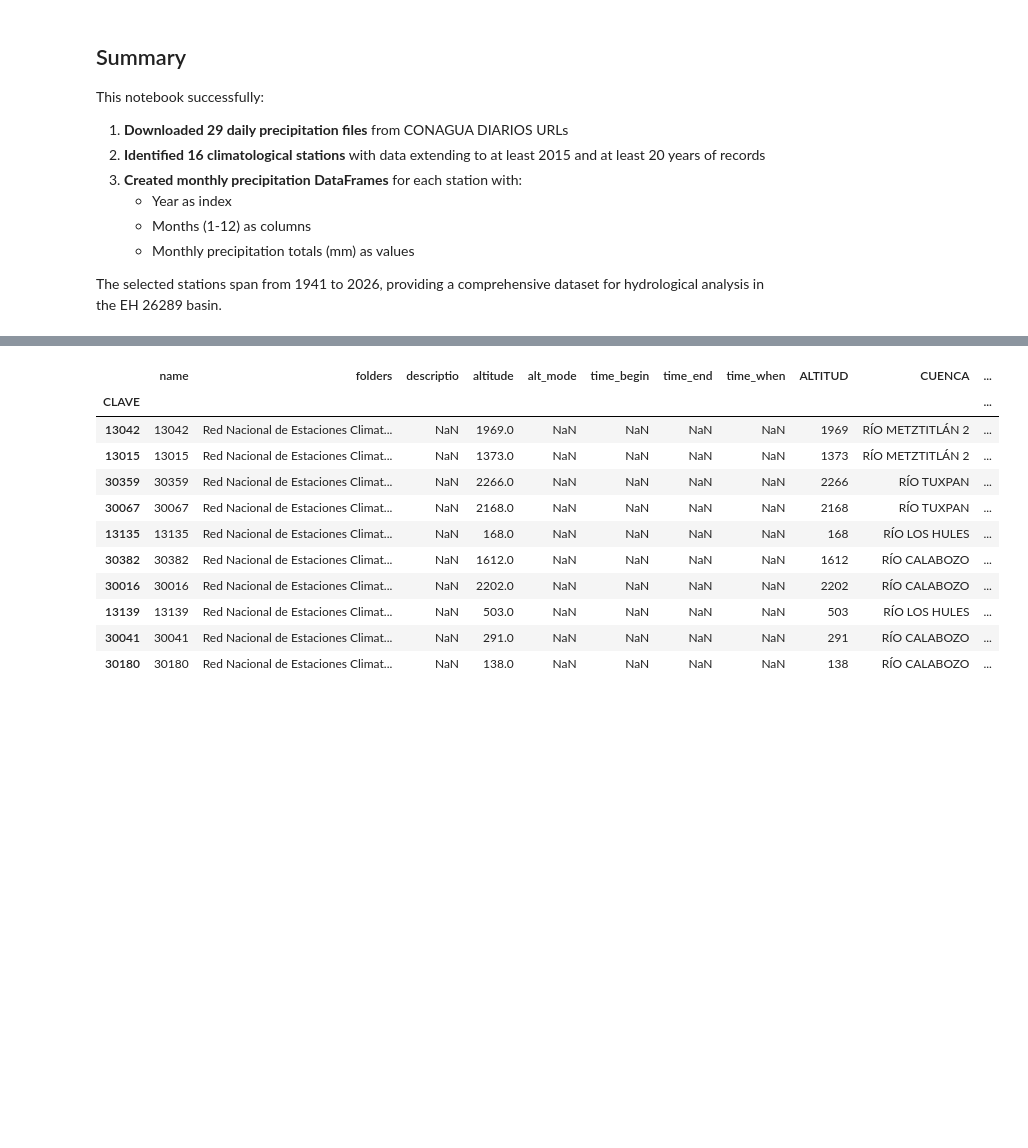
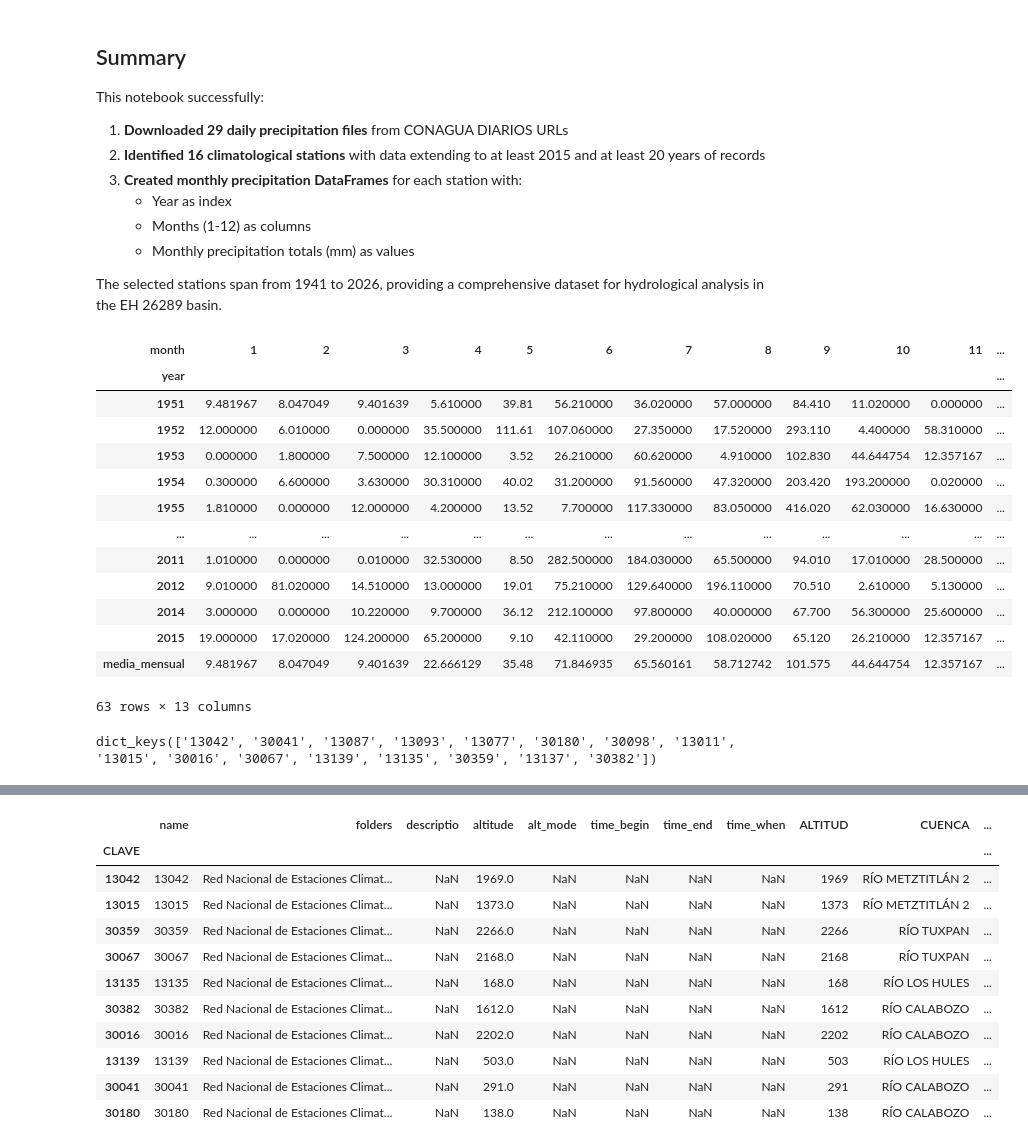
Before and after one commit to alejandroceba/mini-hidroelectrica-eh-26289, a Jupyter notebook: notebooks/precipitacion.ipynb, the cells around one changed output, grey strips where cells are left out. Cells and saved outputs as stored; diff of their text form; code cells hidden in the pictures; blank space fills up the shorter version.

```diff
--- a/notebooks/precipitacion.ipynb
+++ b/notebooks/precipitacion.ipynb
@@ -487,2 +578,23 @@ for clave in list(dfs_monthly.keys()):
 
     dfs_monthly[clave] = df
+# %%
+dfs_monthly["13093"]
+# %% [output]
+| month | 1 | 2 | 3 | 4 | 5 | 6 | 7 | 8 | 9 | 10 | 11 | ... |
+| year |  |  |  |  |  |  |  |  |  |  |  | ... |
+| 1951 | 9.481967 | 8.047049 | 9.401639 | 5.610000 | 39.81 | 56.210000 | 36.020000 | 57.000000 | 84.410 | 11.020000 | 0.000000 | ... |
+| 1952 | 12.000000 | 6.010000 | 0.000000 | 35.500000 | 111.61 | 107.060000 | 27.350000 | 17.520000 | 293.110 | 4.400000 | 58.310000 | ... |
+| 1953 | 0.000000 | 1.800000 | 7.500000 | 12.100000 | 3.52 | 26.210000 | 60.620000 | 4.910000 | 102.830 | 44.644754 | 12.357167 | ... |
+| 1954 | 0.300000 | 6.600000 | 3.630000 | 30.310000 | 40.02 | 31.200000 | 91.560000 | 47.320000 | 203.420 | 193.200000 | 0.020000 | ... |
+| 1955 | 1.810000 | 0.000000 | 12.000000 | 4.200000 | 13.52 | 7.700000 | 117.330000 | 83.050000 | 416.020 | 62.030000 | 16.630000 | ... |
+| ... | ... | ... | ... | ... | ... | ... | ... | ... | ... | ... | ... | ... |
+| 2011 | 1.010000 | 0.000000 | 0.010000 | 32.530000 | 8.50 | 282.500000 | 184.030000 | 65.500000 | 94.010 | 17.010000 | 28.500000 | ... |
+| 2012 | 9.010000 | 81.020000 | 14.510000 | 13.000000 | 19.01 | 75.210000 | 129.640000 | 196.110000 | 70.510 | 2.610000 | 5.130000 | ... |
+| 2014 | 3.000000 | 0.000000 | 10.220000 | 9.700000 | 36.12 | 212.100000 | 97.800000 | 40.000000 | 67.700 | 56.300000 | 25.600000 | ... |
+| 2015 | 19.000000 | 17.020000 | 124.200000 | 65.200000 | 9.10 | 42.110000 | 29.200000 | 108.020000 | 65.120 | 26.210000 | 12.357167 | ... |
+| media_mensual | 9.481967 | 8.047049 | 9.401639 | 22.666129 | 35.48 | 71.846935 | 65.560161 | 58.712742 | 101.575 | 44.644754 | 12.357167 | ... |
+63 rows × 13 columns
+# %%
+dfs_monthly.keys()
+# %% [output]
+dict_keys(['13042', '30041', '13087', '13093', '13077', '30180', '30098', '13011', '13015', '30016', '30067', '13139', '13135', '30359', '13137', '30382'])
```
Also changed, not shown: parts of 20 cells of this notebook, 4 other files.
